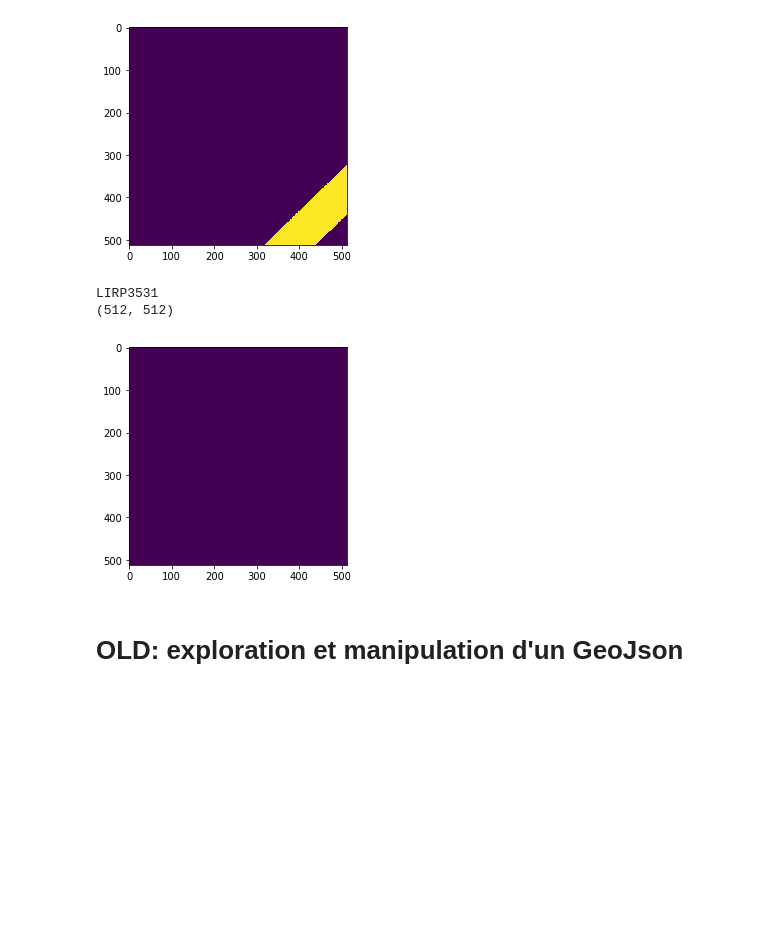
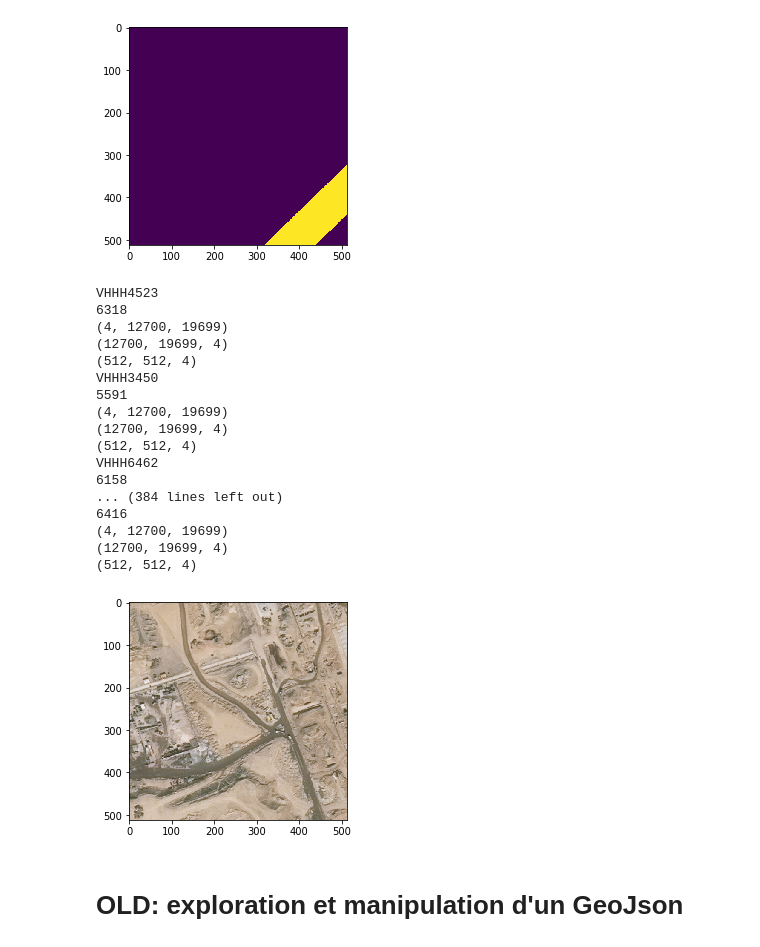
Before and after one commit to p-saint/pie-repo, a Jupyter notebook: mask_creation_and_sample.ipynb, the cells around one changed output. Drawn from its saved outputs; the diff is of its cells as text; code cells hidden in the pictures; blank space fills up the shorter version.

Commit message:
batch size > 1 fix

```diff
--- a/mask_creation_and_sample.ipynb
+++ b/mask_creation_and_sample.ipynb
@@ -41,9 +41,9 @@ os.makedirs(outfolder, exist_ok=True)
 # %%
 # Liste des features d'intérêt et color mapping (1 canal nuances de gris de 1 à 255, 0 est background)
 color_mapping = {
-    'Apron.apronelement': 50,
-    'Runway.runwayelement': 100,
-    'ServiceRoad.serviceroad': 150,
+    'Apron.apronelement': 1,
+    'Runway.runwayelement': 2,
+    'ServiceRoad.serviceroad': 3,
 }
 features_list = ['Apron.apronelement','Runway.runwayelement','ServiceRoad.serviceroad']
 # %%
@@ -93,7 +93,7 @@ def create_mask(features_list,src,df):
     return whole_mask
 
 def create_mask_multi_channel(features_list,src,df):
-    nb_class=len(features_list)
+    nb_class=len(features_list) +1
     im_size = (src.meta['height'], src.meta['width'])
     whole_mask = np.zeros([src.meta['height'],src.meta['width'],nb_class])
 
@@ -115,7 +115,7 @@ def create_mask_multi_channel(features_list,src,df):
         if poly_shp:
             mask = rasterize(shapes=poly_shp,out_shape=im_size)*color_mapping[f]
             #print(mask.shape)
-            whole_mask[:,:,i] = mask
+            whole_mask[:,:,i + 1] = mask
 
     return whole_mask
 # %%
@@ -142,5 +142,5 @@ for file in os.listdir(directory):
 #             rescaled = (255.0 / data.max() * (data - data.min())).astype(np.uint8)
 
             # Save numpy array into png mask 1 channel
-            cv2.imwrite(outfolder + '/masktest4_{}.png'.format(img_name.split('_')[0]),whole_mask)
+            cv2.imwrite(outfolder + '/masktest6_{}.png'.format(img_name.split('_')[0]),whole_mask)
 # %% [output]
@@ -223,26 +223,41 @@ def crop_img_mask(filename):
     matplotlib.image.imsave('{}/imgs/{}.png'.format(path_data,name), img)
 
     #change with path to the image you want to sample from
-    with rasterio.open("/Users/salimbaddou/PIE/masktest3_{}.png".format(filename)) as src:
+    with rasterio.open("/Users/salimbaddou/PIE/masktest6_{}.png".format(filename)) as src:
         img = src.read()
 
 
     print(img.shape)
     img = reshape_as_image(img)
     print(img.shape)
-    img = img[int(x[0]):int(x[0])+im_size,int(x[1]):int(x[1])+im_size,0]
+    img = img[int(x[0]):int(x[0])+im_size,int(x[1]):int(x[1])+im_size]
 
     print(img.shape)
     plt.imshow(img)
 
     cv2.imwrite('{}/masks/{}.png'.format(path_data,name), img)
 # %%
-for i in range(1):
+for i in range(80):
     crop_img_mask("VHHH")
 # %% [output]
-LIRP3531
-(512, 512)
+VHHH4523
+6318
+(4, 12700, 19699)
+(12700, 19699, 4)
+(512, 512, 4)
+VHHH3450
+5591
+(4, 12700, 19699)
+(12700, 19699, 4)
+(512, 512, 4)
+VHHH6462
+6158
+... (384 lines left out)
+6416
+(4, 12700, 19699)
+(12700, 19699, 4)
+(512, 512, 4)
-[figure, old version]
+[figure, new version]
 # %% [markdown]
 # OLD: exploration et manipulation d'un GeoJson
 # %% [markdown]
```
Also changed, not shown: parts of 4 cells of this notebook, 15 other files.
